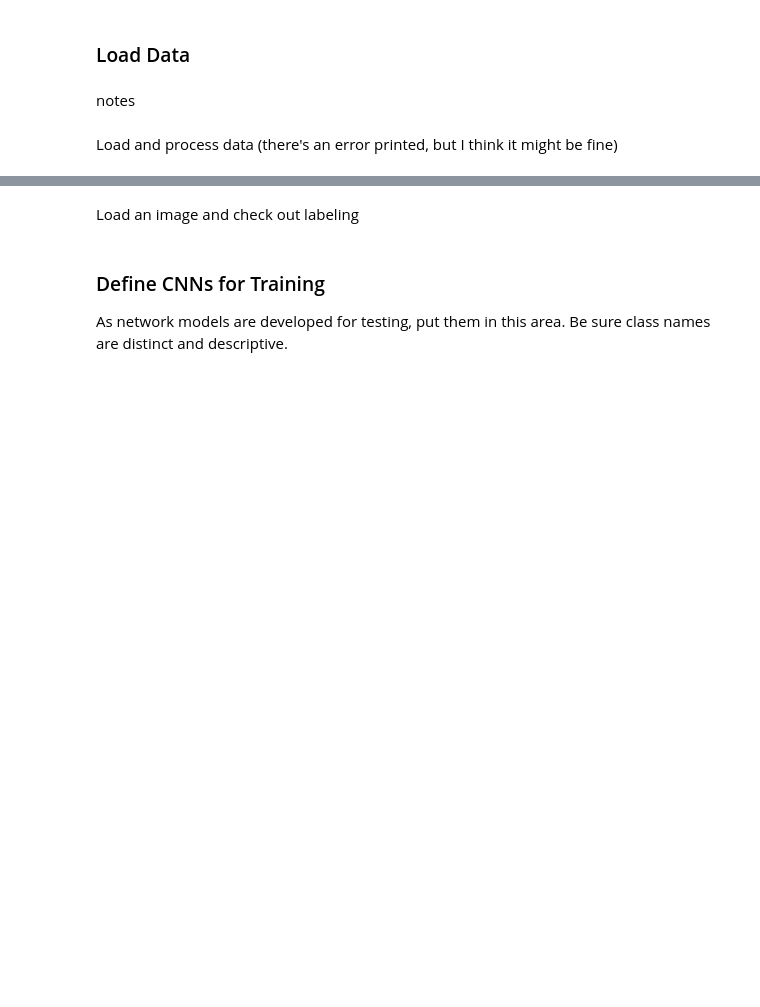
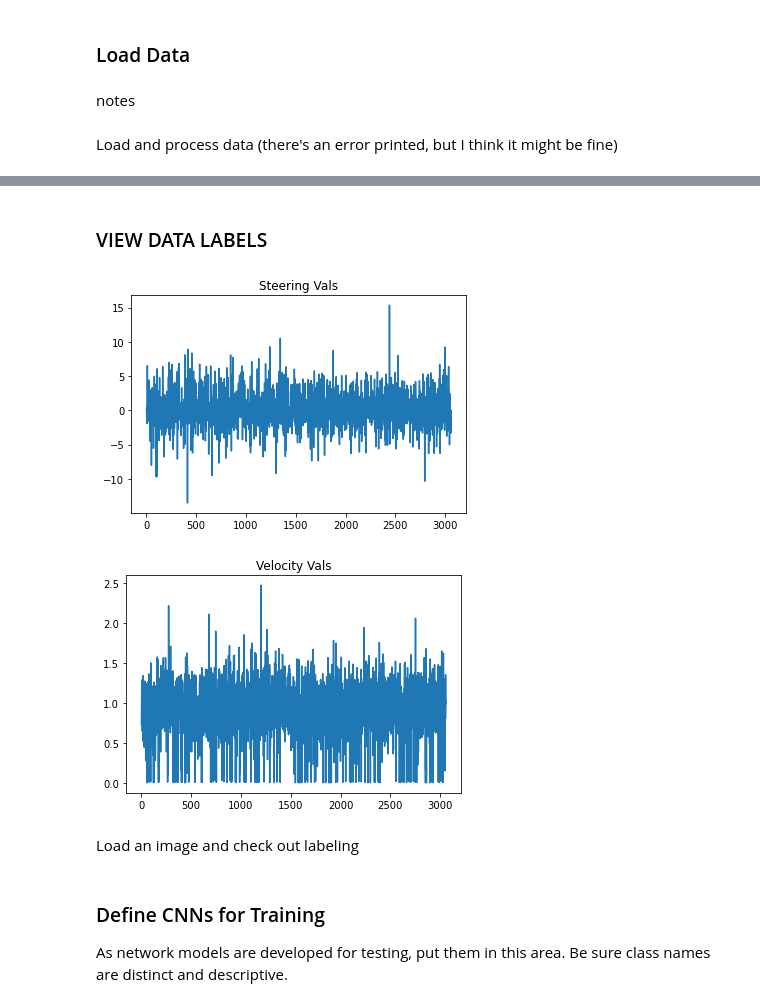
Before and after one commit to natbut/me592-robotics-project, a Jupyter notebook: IntraRow_Navigation_CNN.ipynb, the cells around one changed output, grey strips where cells are left out. Cells and saved outputs as stored; diff of their text form; code cells hidden in the pictures; blank space fills up the shorter version.

```diff
--- a/IntraRow_Navigation_CNN.ipynb
+++ b/IntraRow_Navigation_CNN.ipynb
@@ -398,3 +132,34 @@ print(f"Testing label data size: {len(label_test)}")
+# %% [markdown]
+### VIEW DATA LABELS
+# %%
+
+import matplotlib.pyplot as plt
+
+i = 1
+xVals = []
+yVals = []
+for lbl in label_train:
+    # if lbl[0] < 100 and lbl[0] > -100:
+    yVals.append(lbl[0])
+    xVals.append(i)
+    i += 1
+plt.plot(xVals,yVals)
+plt.title("Steering Vals")
+plt.show()
+
+i = 1
+xVals = []
+yVals = []
+for lbl in label_train:
+    yVals.append(lbl[1])
+    xVals.append(i)
+    i += 1
+plt.plot(xVals,yVals)
+plt.title("Velocity Vals")
+plt.show()
+# %% [output]
+[figure, added]
+[figure, added]
 # %% [markdown]
 Load an image and check out labeling
 # %%
```
Also changed, not shown: parts of 26 cells of this notebook.
